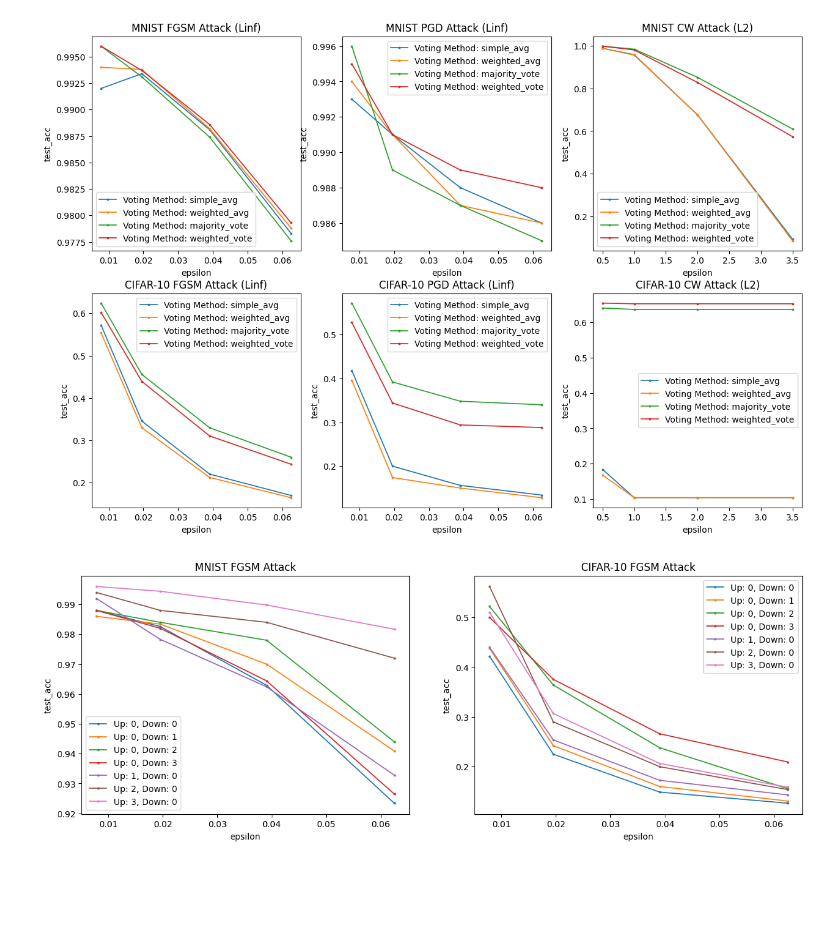
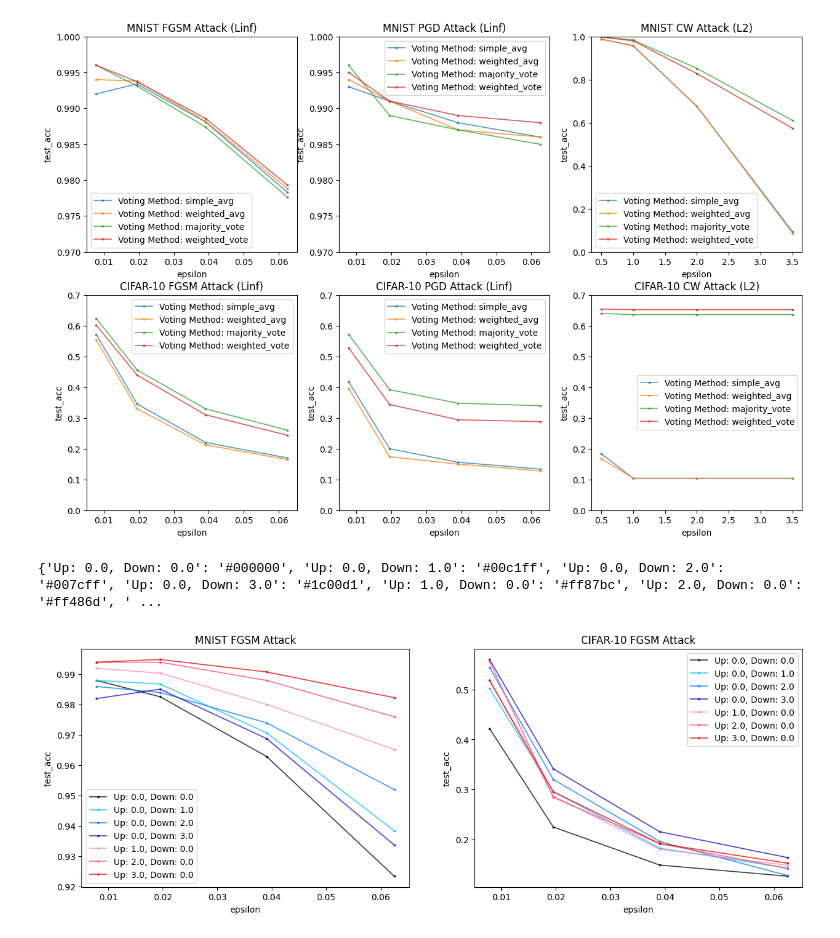
Before and after one commit to JasonTang99/gaussian-pyramid-defense, a Jupyter notebook: plot_exp.ipynb, the cells around one changed output. Drawn from its saved outputs; the diff is of its cells as text; code cells hidden in the pictures; blank space fills up the shorter version.

```diff
--- a/plot_exp.ipynb
+++ b/plot_exp.ipynb
@@ -86,12 +126,6 @@ print(len(fgsm_df), len(pgd_df), len(cw_df))
 pgd_extras = fgsm_df[fgsm_df['rand_init'] == True]
 pgd_df = pd.concat([pgd_df, pgd_extras])
 pgd_df['attack_type'] = 'pgd'
+
 # Remove these from fgsm_df
 fgsm_df = fgsm_df[fgsm_df['rand_init'] == False]
-
-# remove duplicates from all dfs
-pgd_df = pgd_df.drop_duplicates(subset=['attack_type', 'dataset', 'scaling_factor', 'up_samplers', 'down_samplers', 'interpolation', 'epsilon', 'nb_iter', 'eps_iter', 'rand_init', 'initial_const', 'voting_method', 'norm'])
-fgsm_df = fgsm_df.drop_duplicates(subset=['attack_type', 'dataset', 'scaling_factor', 'up_samplers', 'down_samplers', 'interpolation', 'epsilon', 'nb_iter', 'eps_iter', 'rand_init', 'initial_const', 'voting_method', 'norm'])
-cw_df = cw_df.drop_duplicates(subset=['attack_type', 'dataset', 'scaling_factor', 'up_samplers', 'down_samplers', 'interpolation', 'epsilon', 'initial_const', 'voting_method', 'norm'])
-
-print(len(fgsm_df), len(pgd_df), len(cw_df))
@@ -144,5 +159,5 @@ len(denoise_df)
 # %%
-# fgsm filters
+# fgsm filters (remove results from previous runs which are no longer considered)
 norms = [np.inf]
 epsilons = [x/256 for x in [2, 5, 10, 16]]
 interpolations = ["bilinear"]
@@ -155,7 +170,7 @@ scaling_2_up_down = [
 scaling_11_up_down = [
     *[(0, i) for i in [3, 5, 7]],
     *[(i, 0) for i in [3, 5, 7]],
-    *[(i, i) for i in [3, 5, 7]],
+    *[(i, i) for i in [5, 7]],
 ]
 rand_inits = [False]
 
@@ -173,5 +188,5 @@ fgsm_filt = pd.concat([
         tmp_11['down_samplers'].isin([x[1] for x in scaling_11_up_down])]])
 fgsm_filt = fgsm_filt[fgsm_filt['rand_init'].isin(rand_inits)]
 
-len(fgsm_filt)
+len(fgsm_df), len(fgsm_filt)
 # %% [output]
@@ -189,7 +204,7 @@ scaling_2_up_down = [
     *[(i, i) for i in [0, 3]]
 ]
 scaling_11_up_down = [
-    *[(i, i) for i in [3, 5, 7]],
+    *[(i, i) for i in [5, 7]],
 ]
 
 # apply filters
@@ -209,5 +224,5 @@ pgd_filt = pd.concat([
     tmp_11['down_samplers'].isin([x[1] for x in scaling_11_up_down])]
 ])
 
-len(pgd_filt)
+len(pgd_df), len(pgd_filt)
 # %% [output]
@@ -245,11 +259,0 @@ len(cw_filt)
-# %%
-# initialize undefined fgsm_pgd columns in cw
-print(set(fgsm_pgd_cols) - set(cw_cols))
-cw_filt['eps_iter'] = 0
-cw_filt['nb_iter'] = 0
-cw_filt['rand_init'] = False
-
-# set fgsm columns to the same
-fgsm_filt['eps_iter'] = 0
-fgsm_filt['nb_iter'] = 0
-fgsm_filt['rand_init'] = False
@@ -305,36 +307,62 @@ for dataset in ['mnist', 'cifar10']:
         # create arrays of test_acc and epsilon for each voting method
         plot_data[f'{dataset}_{attack_type}'] = {}
         for i in range(len(df_attack)):
             row = df_attack.iloc[i]
             name = f'Voting Method: {row["voting_method"]}'
             if name not in plot_data[f'{dataset}_{attack_type}']:
                 plot_data[f'{dataset}_{attack_type}'][name] = [[], []]
             plot_data[f'{dataset}_{attack_type}'][name][0].append(row['test_acc'])
             plot_data[f'{dataset}_{attack_type}'][name][1].append(row['epsilon'])
 
 # plot
 fig, ax = plt.subplots(2, 3, figsize=(15, 10))
 ax[0, 0].set_title('MNIST FGSM Attack (Linf)')
 ax[0, 1].set_title('MNIST PGD Attack (Linf)')
 ax[0, 2].set_title('MNIST CW Attack (L2)')
 ax[1, 0].set_title('CIFAR-10 FGSM Attack (Linf)')
 ax[1, 1].set_title('CIFAR-10 PGD Attack (Linf)')
 ax[1, 2].set_title('CIFAR-10 CW Attack (L2)')
 for i in range(2):
     for j in range(3):
         ax[i, j].set_xlabel('epsilon')
         ax[i, j].set_ylabel('test_acc')
 # plot test_acc vs epsilon for each voting method
+y_ranges = [(0.97, 1.0), (0.0, 0.7)]
 for i in range(2):
     for j in range(3):
         for name, data in plot_data[f'{["mnist", "cifar10"][i]}_{["fgsm", "pgd", "cw"][j]}'].items():
             ax[i, j].plot(data[1], data[0], label=name, marker='o',
-                linewidth=1.25, markersize=1.75)
+                linewidth=1.25, markersize=1.75, alpha=0.75)
         ax[i, j].legend()
-plt.savefig('graphs/voting_methods.png', dpi=100)
+        if i == 0 and j == 2:
+            ax[i, j].set_ylim(0.0, 1.0)
+        else:
+            ax[i, j].set_ylim(y_ranges[i])
+
+plt.savefig('graphs/voting_methods.png', dpi=100, bbox_inches='tight', pad_inches=0.05)
 plt.show()
 # %% [output]
-[figure, old version]
+[figure, new version]
+# %%
+colors = """
+#000000
+
+#00c1ff
+#007cff
+#1c00d1
+
+#ff87bc
+#ff486d
+#e60000
+"""
+colors = [x.strip() for x in colors.split('\n') if x.strip() != '']
+
+color_map = {}
+for i, k in enumerate(mnist_plot_data.keys()):
+    color_map[k] = colors[i]
+print(color_map)
+# %% [output]
+{'Up: 0.0, Down: 0.0': '#000000', 'Up: 0.0, Down: 1.0': '#00c1ff', 'Up: 0.0, Down: 2.0': '#007cff', 'Up: 0.0, Down: 3.0': '#1c00d1', 'Up: 1.0, Down: 0.0': '#ff87bc', 'Up: 2.0, Down: 0.0': '#ff486d', ' ...
 # %%
 # Analyze difference between up and down samplers
 
@@ -342,7 +370,7 @@ plt.show()
 df_filt = df[
     (df['scaling_factor'] == 2.0) & \
     (df['attack_type'] == 'fgsm') & \
-    (df['voting_method'] == 'weighted_vote')
+    (df['voting_method'] == 'weighted_avg')
 ]
 
 # drop rows without a zero in either up_samplers or down_samplers
@@ -388,16 +416,18 @@ ax[1].set_ylabel('test_acc')
 # plot test_acc vs epsilon for each up_samplers and down_samplers
 for name, data in mnist_plot_data.items():
     ax[0].plot(data[1], data[0], label=name, marker='o',
-                linewidth=1.25, markersize=1.75)
+                linewidth=1.25, markersize=1.75, alpha=0.75,
+                color=color_map[name])
 for name, data in cifar_plot_data.items():
     ax[1].plot(data[1], data[0], label=name, marker='o',
-                linewidth=1.25, markersize=1.75)
+                linewidth=1.25, markersize=1.75, alpha=0.75,
+                color=color_map[name])
 ax[0].legend()
 ax[1].legend()
-plt.savefig('graphs/up_down_samplers.png', dpi=100)
+plt.savefig('graphs/up_down_samplers.png', dpi=100, bbox_inches='tight', pad_inches=0.05)
 plt.show()
 # %% [output]
-[figure, old version]
+[figure, new version]
 # %%
 # compare 1.1 and 2.0 scaling
 # filter to (up_samplers, down_samplers) = (0, 0), (3, 3), (5, 5), (7, 7)
```
Also changed, not shown: parts of 19 cells of this notebook, 21 other files.
